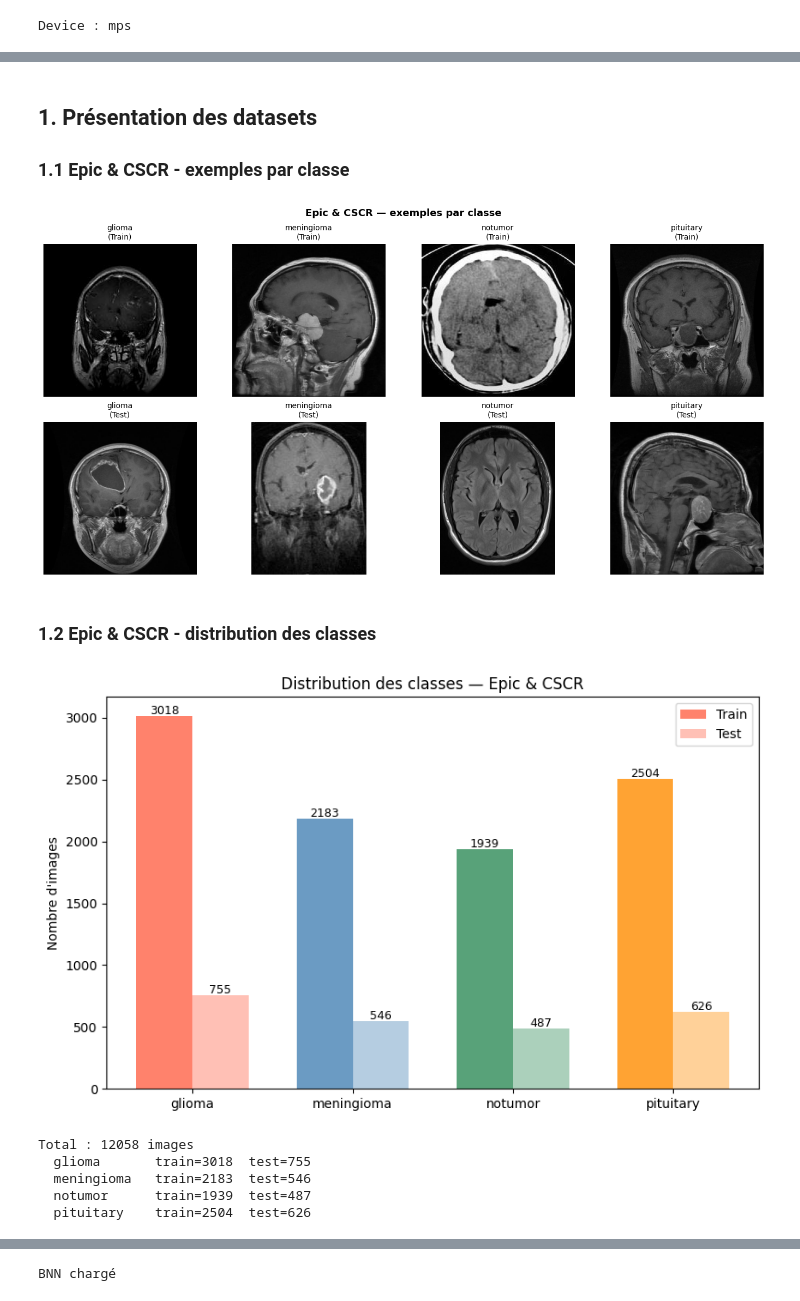
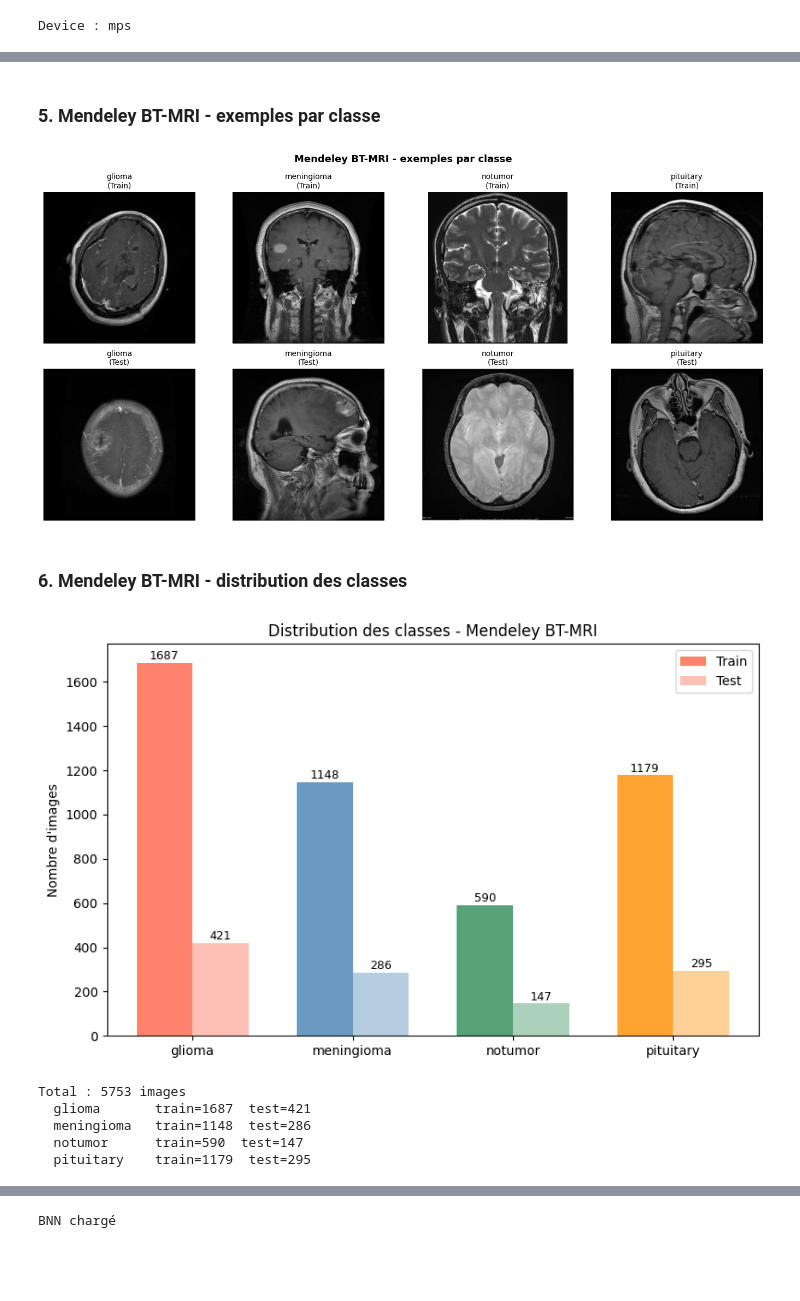
Before and after one commit to teodulga/memoire-m2-bnn-irm, a Jupyter notebook: 08_extra.ipynb, the cells around one changed output, grey strips where cells are left out. Saved outputs shown, nothing was run; the diff lists cells and outputs as text; code cells hidden in the pictures; blank space fills up the shorter version.

```diff
--- a/08_extra.ipynb
+++ b/08_extra.ipynb
@@ -41,5 +35,5 @@ Device : mps
 # %%
-EPIC_ROOT   = "/Users/teodul/Documents/Memoire/Epic and CSCR hospital Dataset"
+EPIC_ROOT   = "/Users/teodul/Documents/Memoire/Brain Tumor MRI clean"
 TRAIN_DIR   = os.path.join(EPIC_ROOT, "Train")
 TEST_DIR    = os.path.join(EPIC_ROOT, "Test")
 IXI_DIR     = os.path.expanduser("~/Documents/Memoire/IXI")
@@ -49,7 +43,7 @@ BR35H_NO    = os.path.join(BR35H_ROOT, "no")
 BR35H_MASK  = os.path.join(BR35H_ROOT, "Br35H-Mask-RCNN")
 
 CNN_CKPT    = "runs_cnn_baseline/best_final.pt"
-BNN_CKPT    = "runs_bnn_multimodal/best.pt"
+BNN_CKPT    = "runs_bnn_multimodal/ablation_image_only.pt"
 AGE_CKPT    = "runs_brain_age/best.pt"
 
 SAVE_DIR    = "runs_extra"
@@ -59,4 +53,8 @@ IMG_SIZE    = 224
 MC_PASSES   = 50
 CLASSES     = ["glioma", "meningioma", "notumor", "pituitary"]
 AGE_MIN, AGE_MAX = 20, 86
+
+ORIG_ROOT      = "/Users/teodul/Documents/Memoire/Brain Tumor MRI Dataset"
+ORIG_TRAIN_DIR = os.path.join(ORIG_ROOT, "Train")
+ORIG_TEST_DIR  = os.path.join(ORIG_ROOT, "Test")
 # %% [markdown]
@@ -75,27 +242,25 @@ def load_image(path):
 # %% [markdown]
-## 1. Présentation des datasets
-
-### 1.1 Epic & CSCR - exemples par classe
+### 5. Mendeley BT-MRI - exemples par classe
 # %%
 fig, axes = plt.subplots(2, 4, figsize=(14, 7))
 for col, cls in enumerate(CLASSES):
     for row, split_dir in enumerate([TRAIN_DIR, TEST_DIR]):
         paths = glob.glob(os.path.join(split_dir, cls, "*.jpg"))
         if not paths:
             paths = glob.glob(os.path.join(split_dir, cls, "*.png"))
         path = random.choice(paths)
         img = Image.open(path).convert("L")
         axes[row, col].imshow(img, cmap="gray")
         axes[row, col].set_title(f"{cls}\n({'Train' if row==0 else 'Test'})", fontsize=10)
         axes[row, col].axis("off")
-plt.suptitle("Epic & CSCR — exemples par classe", fontsize=13, fontweight="bold")
+plt.suptitle("Mendeley BT-MRI - exemples par classe", fontsize=13, fontweight="bold")
 plt.tight_layout()
 plt.savefig(f"{SAVE_DIR}/dataset_epic_examples.png", dpi=150)
 plt.show()
 # %% [output]
-[figure, old version]
+[figure, new version]
 # %% [markdown]
-### 1.2 Epic & CSCR - distribution des classes
+### 6. Mendeley BT-MRI - distribution des classes
 # %%
 counts_train = {cls: sum(len(glob.glob(os.path.join(TRAIN_DIR, cls, f"*.{ext}"))) for ext in ["jpg", "jpeg", "png"]) for cls in CLASSES}
 counts_test  = {cls: sum(len(glob.glob(os.path.join(TEST_DIR,  cls, f"*.{ext}"))) for ext in ["jpg", "jpeg", "png"]) for cls in CLASSES}
@@ -118,7 +283,7 @@ for bar in bars2:
 ax.set_xticks(x)
 ax.set_xticklabels(CLASSES)
 ax.set_ylabel("Nombre d'images")
-ax.set_title("Distribution des classes — Epic & CSCR")
+ax.set_title("Distribution des classes - Mendeley BT-MRI")
 ax.legend()
 plt.tight_layout()
 plt.savefig(f"{SAVE_DIR}/dataset_epic_distribution.png", dpi=150)
@@ -129,10 +294,10 @@ print(f"Total : {total} images")
 for cls in CLASSES:
     print(f"  {cls:12s} train={counts_train[cls]}  test={counts_test[cls]}")
 # %% [output]
-[figure, old version]
+[figure, new version]
-Total : 12058 images
-  glioma       train=3018  test=755
-  meningioma   train=2183  test=546
-  notumor      train=1939  test=487
-  pituitary    train=2504  test=626
+Total : 5753 images
+  glioma       train=1687  test=421
+  meningioma   train=1148  test=286
+  notumor      train=590  test=147
+  pituitary    train=1179  test=295
 # %% [markdown]
```
Also changed, not shown: parts of 37 cells of this notebook, 9 other files.
